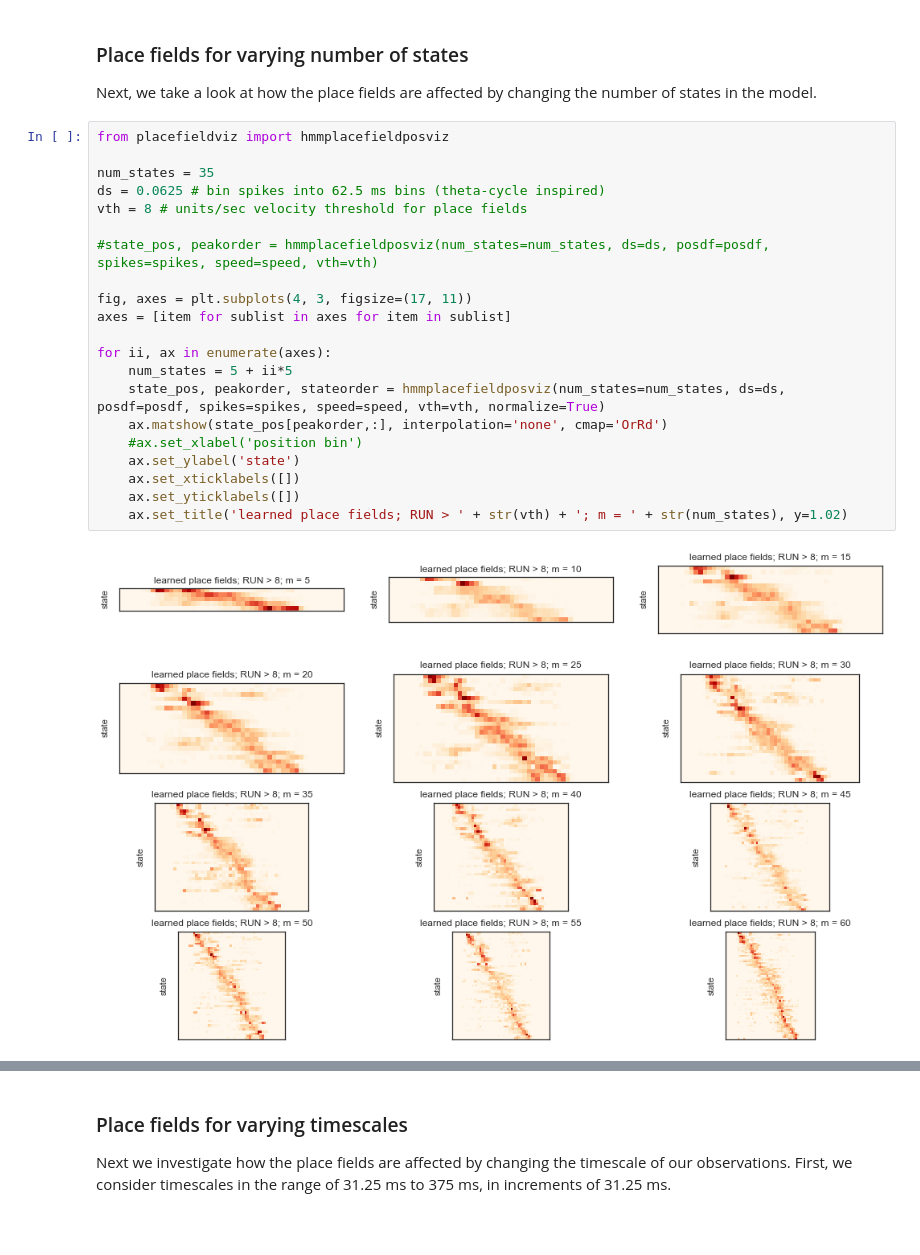
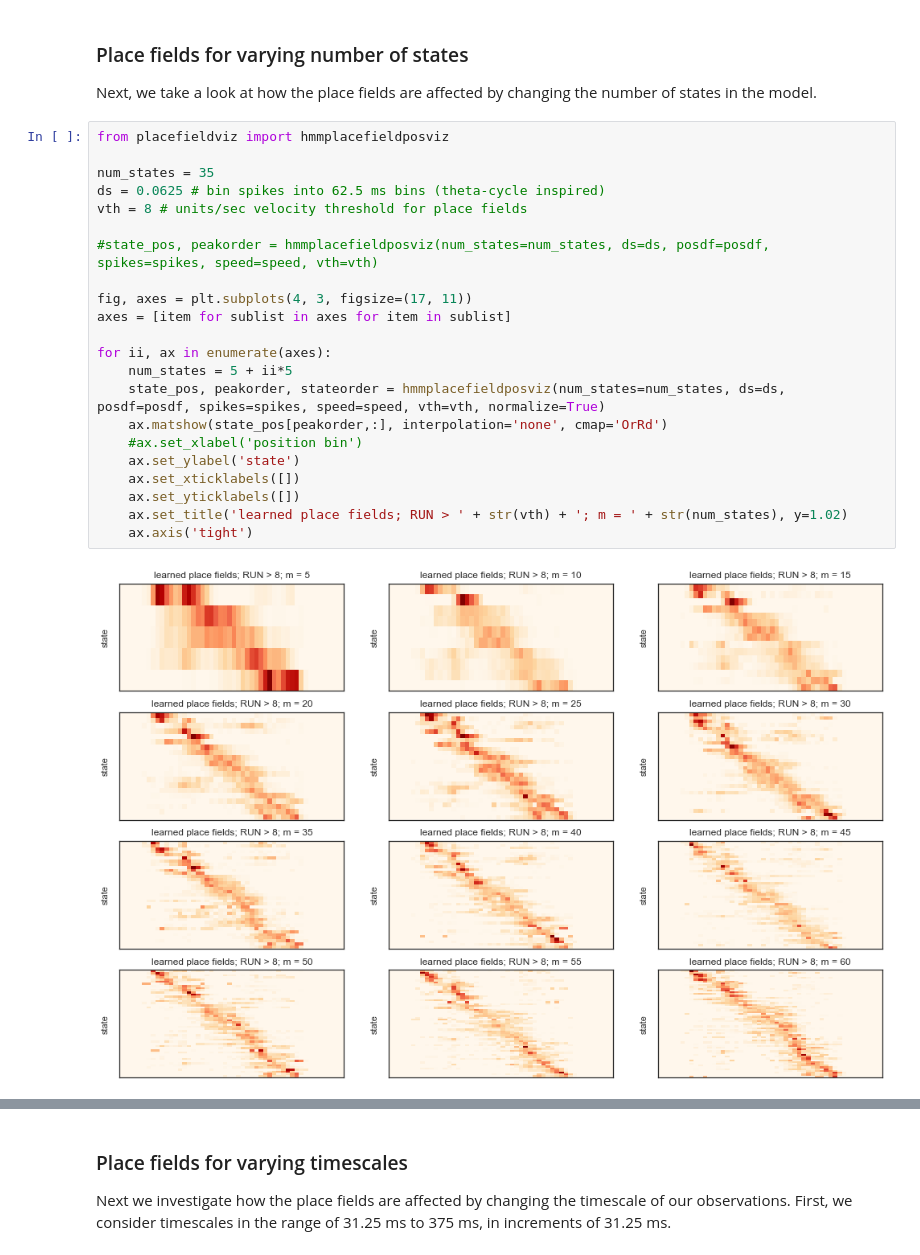
Before and after one commit to kemerelab/NeuroHMM, a Jupyter notebook: ModelSelection.ipynb, the cells around one changed output, grey strips where cells are left out. Cells and saved outputs as stored; diff of their text form; blank space fills up the shorter version.

```diff
--- a/ModelSelection.ipynb
+++ b/ModelSelection.ipynb
@@ -188,26 +188,27 @@ Next, we take a look at how the place fields are affected by changing the number
 # %%
 from placefieldviz import hmmplacefieldposviz
 
 num_states = 35
 ds = 0.0625 # bin spikes into 62.5 ms bins (theta-cycle inspired)
 vth = 8 # units/sec velocity threshold for place fields
 
 #state_pos, peakorder = hmmplacefieldposviz(num_states=num_states, ds=ds, posdf=posdf, spikes=spikes, speed=speed, vth=vth)
 
 fig, axes = plt.subplots(4, 3, figsize=(17, 11))
 axes = [item for sublist in axes for item in sublist]
 
 for ii, ax in enumerate(axes):
     num_states = 5 + ii*5
     state_pos, peakorder, stateorder = hmmplacefieldposviz(num_states=num_states, ds=ds, posdf=posdf, spikes=spikes, speed=speed, vth=vth, normalize=True)
     ax.matshow(state_pos[peakorder,:], interpolation='none', cmap='OrRd')
     #ax.set_xlabel('position bin')
     ax.set_ylabel('state')
     ax.set_xticklabels([])
     ax.set_yticklabels([])
     ax.set_title('learned place fields; RUN > ' + str(vth) + '; m = ' + str(num_states), y=1.02)
+    ax.axis('tight')
 # %% [output]
-[figure, old version]
+[figure, new version]
 # %% [markdown]
 **Remarks:** First, we see that independent of the number of states, the model captures the place field like nature of the underlying states very well. Furthermore, the bifurcation of some states to represent both the first and second halves of the experiment becomes clear with as few as 15 states, but interestingly this bifurcation fades as we add more states to the model, since there is enough flexibility to encode those shifting positions by their own states.
 
```
Also changed, not shown: parts of 1 cell of this notebook, 1 other file.
